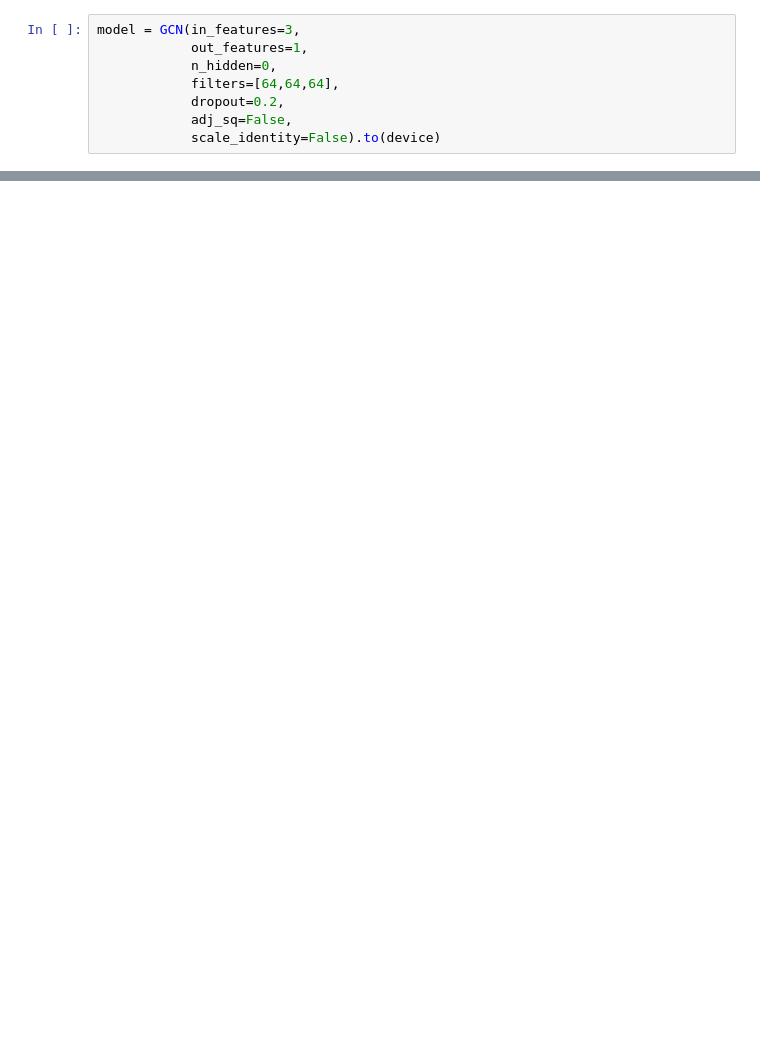
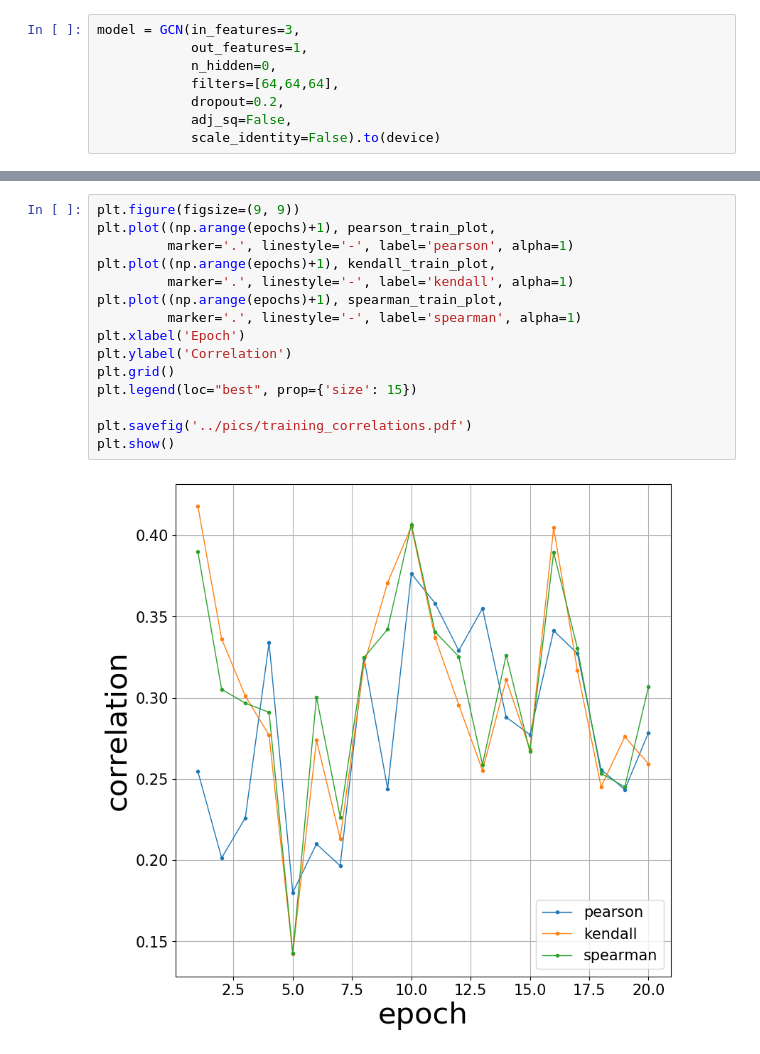
Before and after one commit to severilov/Graph-nets-for-CASP, a Jupyter notebook: code/2_Nets.ipynb, the cells around one changed output, grey strips where cells are left out. Cells and saved outputs as stored; diff of their text form; blank space fills up the shorter version.

```diff
--- a/code/2_Nets.ipynb
+++ b/code/2_Nets.ipynb
@@ -391,0 +502,17 @@ plt.show()
+# %%
+plt.figure(figsize=(9, 9))
+plt.plot((np.arange(epochs)+1), pearson_train_plot,
+         marker='.', linestyle='-', label='pearson', alpha=1)
+plt.plot((np.arange(epochs)+1), kendall_train_plot,
+         marker='.', linestyle='-', label='kendall', alpha=1)
+plt.plot((np.arange(epochs)+1), spearman_train_plot,
+         marker='.', linestyle='-', label='spearman', alpha=1)
+plt.xlabel('Epoch')
+plt.ylabel('Correlation')
+plt.grid()
+plt.legend(loc="best", prop={'size': 15})
+
+plt.savefig('../pics/training_correlations.pdf')
+plt.show()
+# %% [output]
+[figure, added]
```
Also changed, not shown: parts of 23 cells of this notebook, 12 other files.
